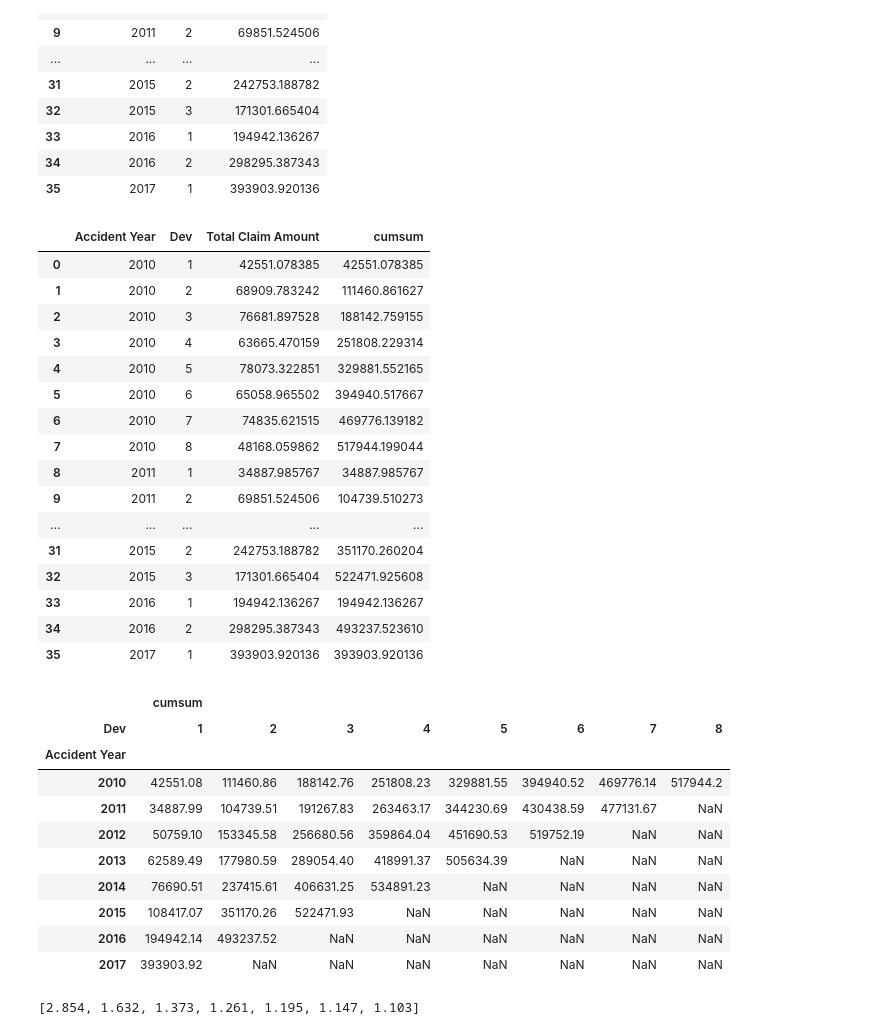
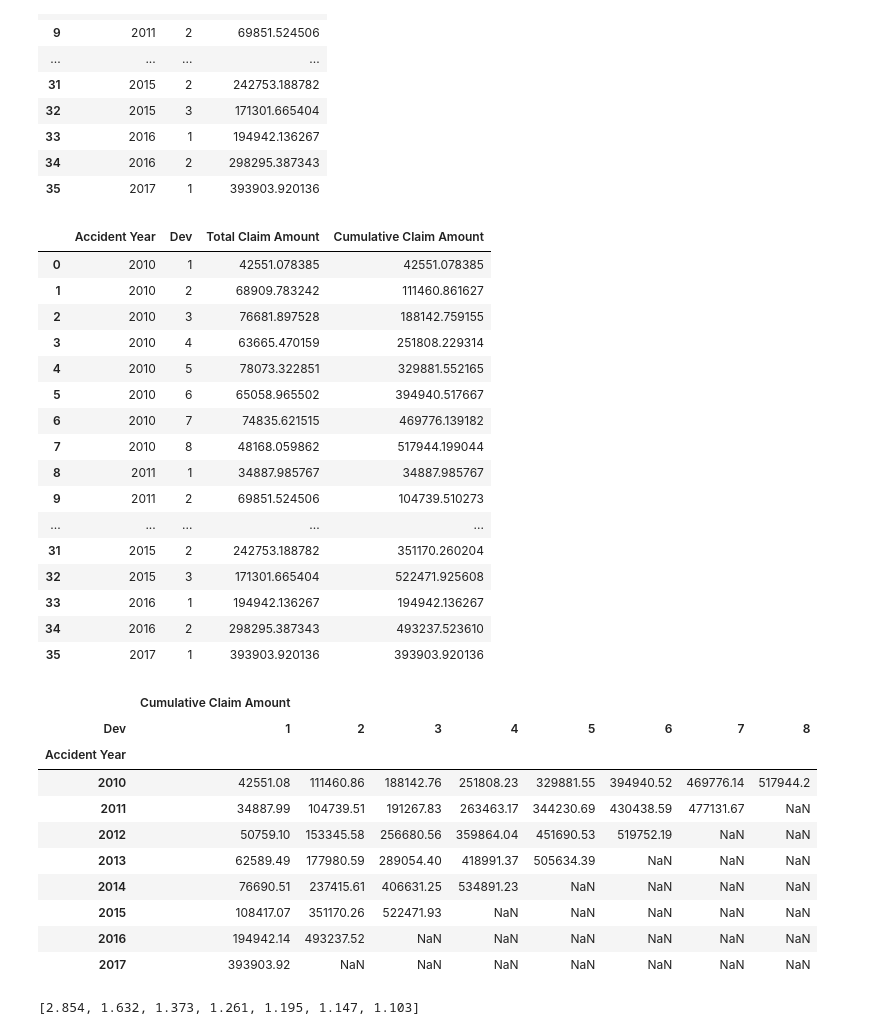
Before and after one commit to penguinpompom/SAS_afternoon_talk, a Jupyter notebook: Pandas/SAS Introduction to Python.ipynb, the cells around one changed output. Drawn from its saved outputs; the diff is of its cells as text; code cells hidden in the pictures.

```diff
--- a/Pandas/SAS Introduction to Python.ipynb
+++ b/Pandas/SAS Introduction to Python.ipynb
@@ -342,10 +363,10 @@ reserve_data
 | 34 | 2016 | 2 | 298295.387343 |
 | 35 | 2017 | 1 | 393903.920136 |
 # %%
-reserve_data['cumsum'] = reserve_data['Total Claim Amount'].groupby(reserve_data['Accident Year']).cumsum()
+reserve_data['Cumulative Claim Amount'] = reserve_data['Total Claim Amount'].groupby(reserve_data['Accident Year']).cumsum()
 reserve_data
 # %% [output]
-|  | Accident Year | Dev | Total Claim Amount | cumsum |
+|  | Accident Year | Dev | Total Claim Amount | Cumulative Claim Amount |
 | 0 | 2010 | 1 | 42551.078385 | 42551.078385 |
 | 1 | 2010 | 2 | 68909.783242 | 111460.861627 |
 | 2 | 2010 | 3 | 76681.897528 | 188142.759155 |
@@ -363,10 +384,10 @@ reserve_data
 | 34 | 2016 | 2 | 298295.387343 | 493237.523610 |
 | 35 | 2017 | 1 | 393903.920136 | 393903.920136 |
 # %%
-cumu_tri = pd.pivot_table(reserve_data, index = ["Accident Year"], columns = ["Dev"], values = ["cumsum"]).round(2)
+cumu_tri = pd.pivot_table(reserve_data, index = ["Accident Year"], columns = ["Dev"], values = ["Cumulative Claim Amount"]).round(2)
 cumu_tri
 # %% [output]
-|  | cumsum |  |  |  |  |  |  |  |
+|  | Cumulative Claim Amount |  |  |  |  |  |  |  |
 | Dev | 1 | 2 | 3 | 4 | 5 | 6 | 7 | 8 |
 | Accident Year |  |  |  |  |  |  |  |  |
 | 2010 | 42551.08 | 111460.86 | 188142.76 | 251808.23 | 329881.55 | 394940.52 | 469776.14 | 517944.2 |
```
Also changed, not shown: parts of 36 cells of this notebook, 2 other files.
